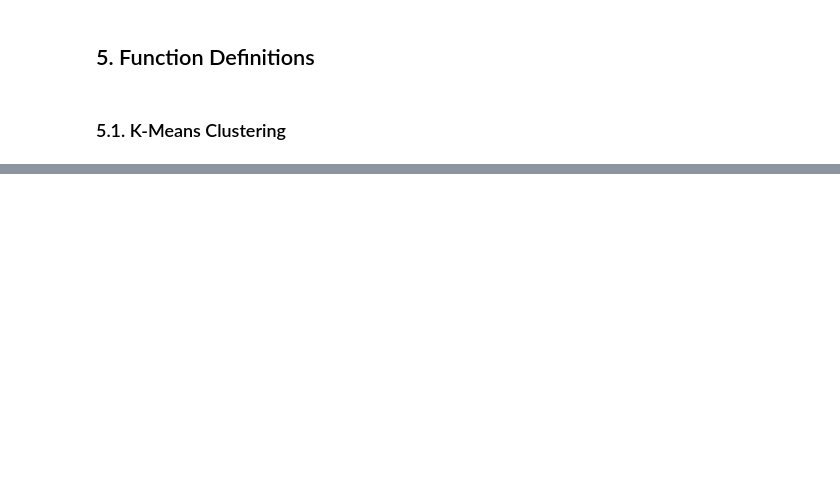
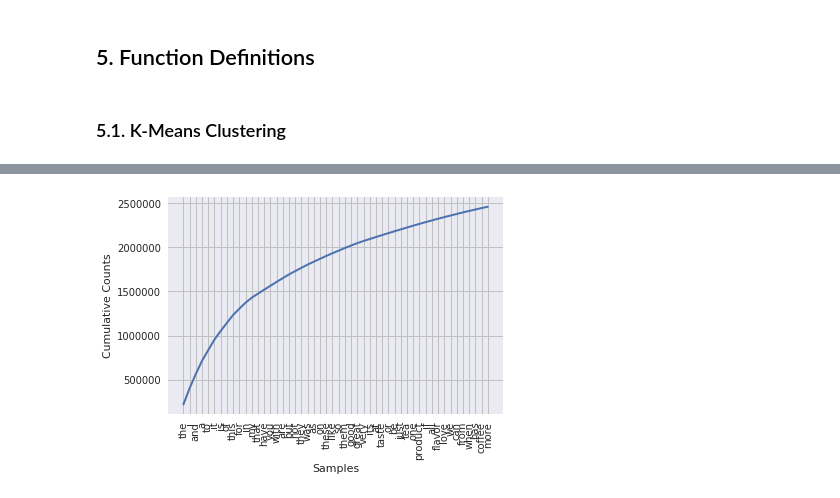
Before and after one commit to sradheya99/ML-Algorithms, a Jupyter notebook: 9.Unsupervised Learning/Unsupervised_AZ.ipynb, the cells around one changed output, grey strips where cells are left out. Saved outputs shown, nothing was run; the diff lists cells and outputs as text; code cells hidden in the pictures; blank space fills up the shorter version.

Commit message:
continued

```diff
--- a/9.Unsupervised Learning/Unsupervised_AZ.ipynb
+++ b/9.Unsupervised Learning/Unsupervised_AZ.ipynb
@@ -171,6 +169,33 @@ def find_best_k(clusters):
     plt.ylabel('Intra-Cluster Distances')
     plt.title('Intra-Cluster Distance Vs Num of Clusters')
     plt.plot()
+# %%
+#cleaning each text
+import re
+def list_words(data):
+    i = 0
+    list_of_sent = []
+    for sent in data.values:
+        filtered_sentence = []
+        sent = cleanhtml(sent)
+        for w in sent.split():
+            for cleaned_words in cleanpunc(w).split():
+                if(cleaned_words.isalpha()):
+                    filtered_sentence.append(cleaned_words.lower())
+                else:
+                    continue
+        list_of_sent.append(filtered_sentence)
+    return list_of_sent
+# %%
+from nltk import FreqDist
+def word_dist(raw_data, k_cluster, k):
+    words_list = []
+    text_cluster = list_words(raw_data[k_cluster.labels_ == 0]['Text'])
+    for sent in text_cluster:
+        for word in sent:
+            words_list.append(word)
+    fdist1 = FreqDist(words_list)
+    fdist1.plot(50, cumulative=True)
 # %%
 #Applying Bag of Word to cleaned text
 #In sklearn BoW is known as CountVectorizer
@@ -185,0 +209,6 @@ find_best_k(fitted_models)
+# %%
+cluster17 = fitted_models[10]
+# %%
+word_dist(sorted_data.iloc[:100000], cluster17, 17)
+# %% [output]
+[figure, added]
```
Also changed, not shown: parts of 6 cells of this notebook.
